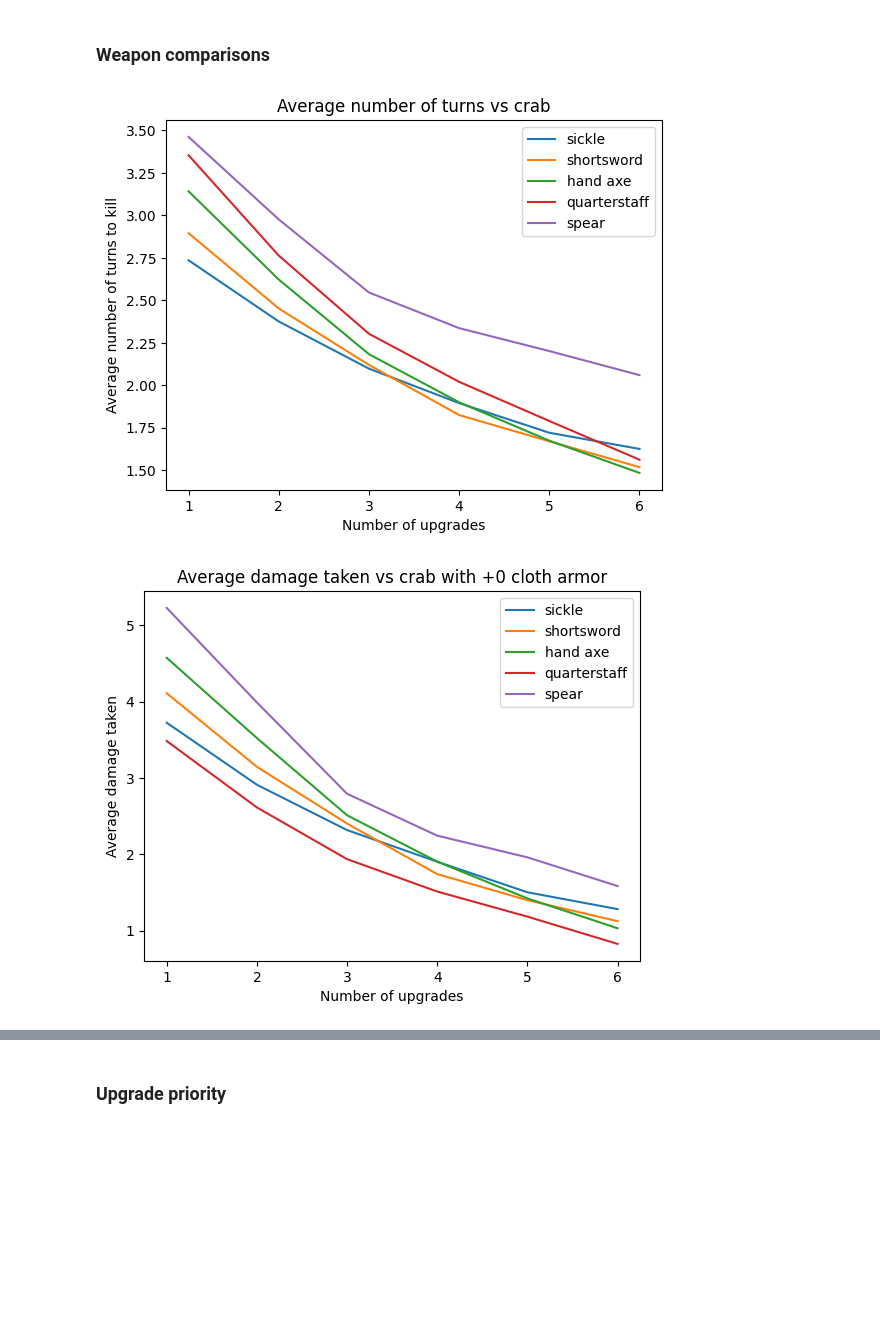
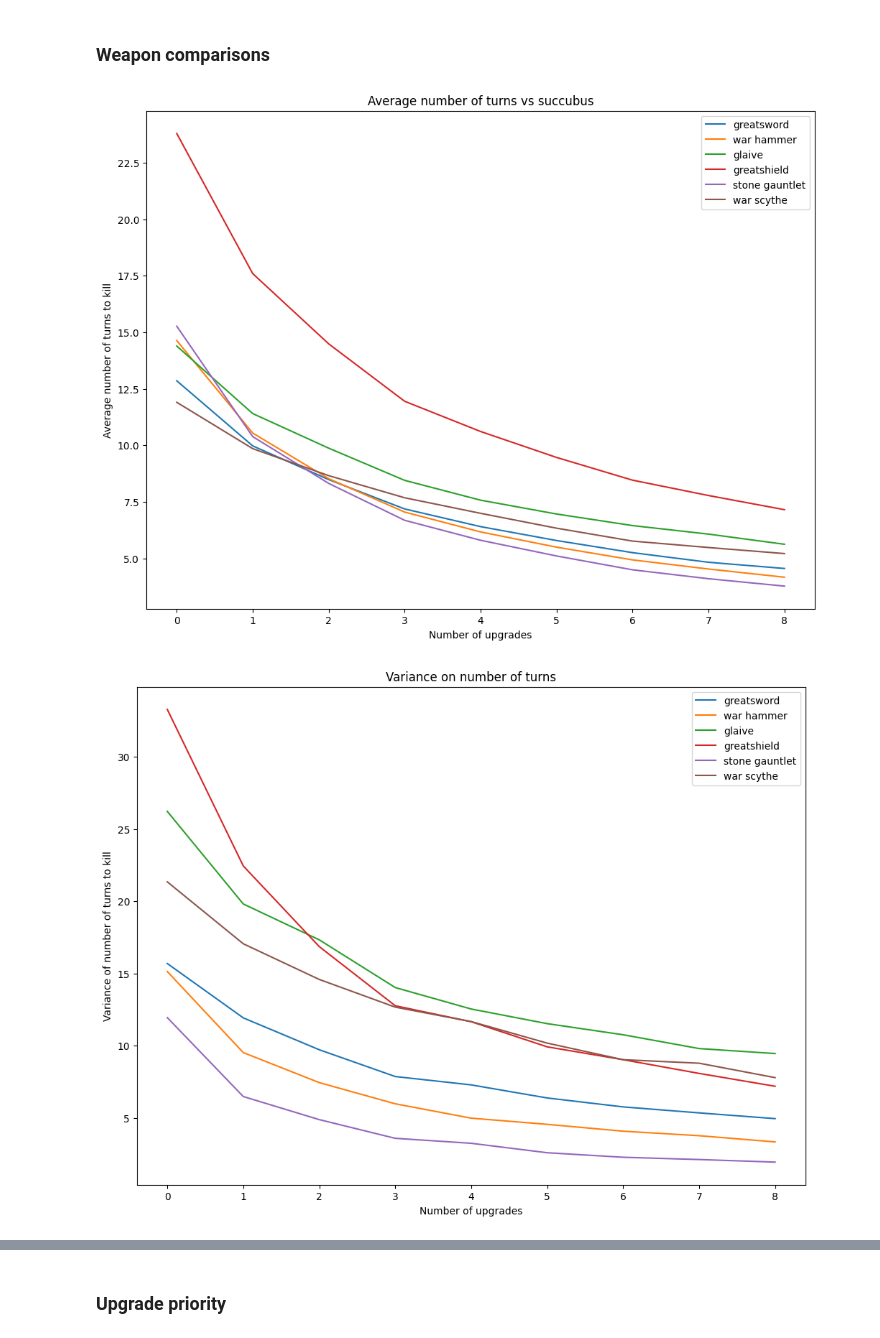
Before and after one commit to lordlen/ShPDTests, a Jupyter notebook: shattered pd tests.ipynb, the cells around one changed output, grey strips where cells are left out. Cells and saved outputs as stored; diff of their text form; code cells hidden in the pictures; blank space fills up the shorter version.

```diff
--- a/shattered pd tests.ipynb
+++ b/shattered pd tests.ipynb
@@ -235,10 +235,10 @@ def simulate_damage(defense_intervals, damage_intervals, hit_chance, num_iterati
 ## Compare armor augmentations
 # %%
 ###########################Config variables###########################
-creature = Creatures.tengu
-armor = Armors.mail
+creature = Creatures.succubus
+armor = Armors.plate
 armor_level = 3
-hero_level = 12
+hero_level = 23
 evasion_multiplier = 1
 num_simulations = 100000
 extra_defenses = []
@@ -727,17 +766,16 @@ def simulate_n_encounters(hero: Hero,
 ### Weapon comparisons
 # %%
 ###########################Config variables###########################
-enemy = Creatures.slime
-weapons = t2
-hero_level = 3
-strength = 11
-armor = ArmorInstance(Armors.cloth, 0, ArmorAugment.NONE)
+enemy = Creatures.succubus
+weapons = t5
+hero_level = 18
+strength = 18
+armor = ArmorInstance(Armors.plate, 1, ArmorAugment.EVASION)
 num_simulations = 5000
-num_upgrades: tuple[int, int] = (1,6)
+num_upgrades: tuple[int, int] = (0,8)
 
 ignore_enemy_evasion = False
 hero_first = True
-omit_last_hit = False
 #########################################################################
 
 num_turns_data = []
@@ -749,35 +787,51 @@ for weapon in weapons:
     hero = Hero(hero_level, strength, armor, weapon)
     for i in range(num_upgrades[0], num_upgrades[1] + 1):
         hero.weapon.upgrade = i
-        turns_data_points, damage_taken_data_points = simulate_n_encounters(hero, enemy, num_simulations, ignore_enemy_evasion, hero_first, omit_last_hit)
+        turns_data_points, damage_taken_data_points = simulate_n_encounters2(hero, enemy, num_simulations, ignore_enemy_evasion, hero_first)
         num_turns_results.append(turns_data_points)
         damage_taken_results.append(damage_taken_data_points)
     num_turns_data.append(num_turns_results)
     damage_taken_data.append(damage_taken_results)
 
+plt.figure(figsize=(12,9))
 plt.title(f'Average number of turns vs {enemy.name}')
 plt.xlabel("Number of upgrades")
 plt.ylabel("Average number of turns to kill")
 for i in range(len(weapons)):
     plt.plot(range(num_upgrades[0], num_upgrades[1] + 1), [np.average(x) for x in num_turns_data[i]], label=weapons[i].get_name_and_aug())
+plt.xticks(range(num_upgrades[0], num_upgrades[1] + 1))
 plt.legend()
 plt.show()
 
+plt.figure(figsize=(12,9))
+plt.title('Variance on number of turns')
+plt.xlabel("Number of upgrades")
+plt.ylabel("Variance of number of turns to kill")
+for i in range(len(weapons)):
+    plt.plot(range(num_upgrades[0], num_upgrades[1] + 1), [np.var(x) for x in num_turns_data[i]], label=weapons[i].get_name_and_aug())
+plt.xticks(range(num_upgrades[0], num_upgrades[1] + 1))
+plt.legend()
+plt.show()
+
+plt.figure(figsize=(12,9))
 plt.title(f'Average damage taken vs {enemy.name} with {armor.get_full_name()}')
 plt.xlabel("Number of upgrades")
 plt.ylabel("Average damage taken")
 for i in range(len(weapons)):
     plt.plot(range(num_upgrades[0], num_upgrades[1] + 1), [np.average(x) for x in damage_taken_data[i]], label=weapons[i].get_name_and_aug())
+plt.xticks(range(num_upgrades[0], num_upgrades[1] + 1))
 plt.legend()
 plt.show()
 
+plt.figure(figsize=(12,9))
 plt.title('Variance on number of turns')
 plt.xlabel("Number of upgrades")
 plt.ylabel("Variance of number of turns to kill")
 for i in range(len(weapons)):
-    plt.plot(range(num_upgrades[0], num_upgrades[1] + 1), [np.var(x) for x in num_turns_data[i]], label=weapons[i].get_name_and_aug())
+    plt.plot(range(num_upgrades[0], num_upgrades[1] + 1), [np.var(x) for x in damage_taken_data[i]], label=weapons[i].get_name_and_aug())
+plt.xticks(range(num_upgrades[0], num_upgrades[1] + 1))
 plt.legend()
 plt.show()
 # %% [output]
-[figure, old version]
+[figure, new version]
-[figure, old version]
+[figure, new version]
```
Also changed, not shown: parts of 10 cells of this notebook.
